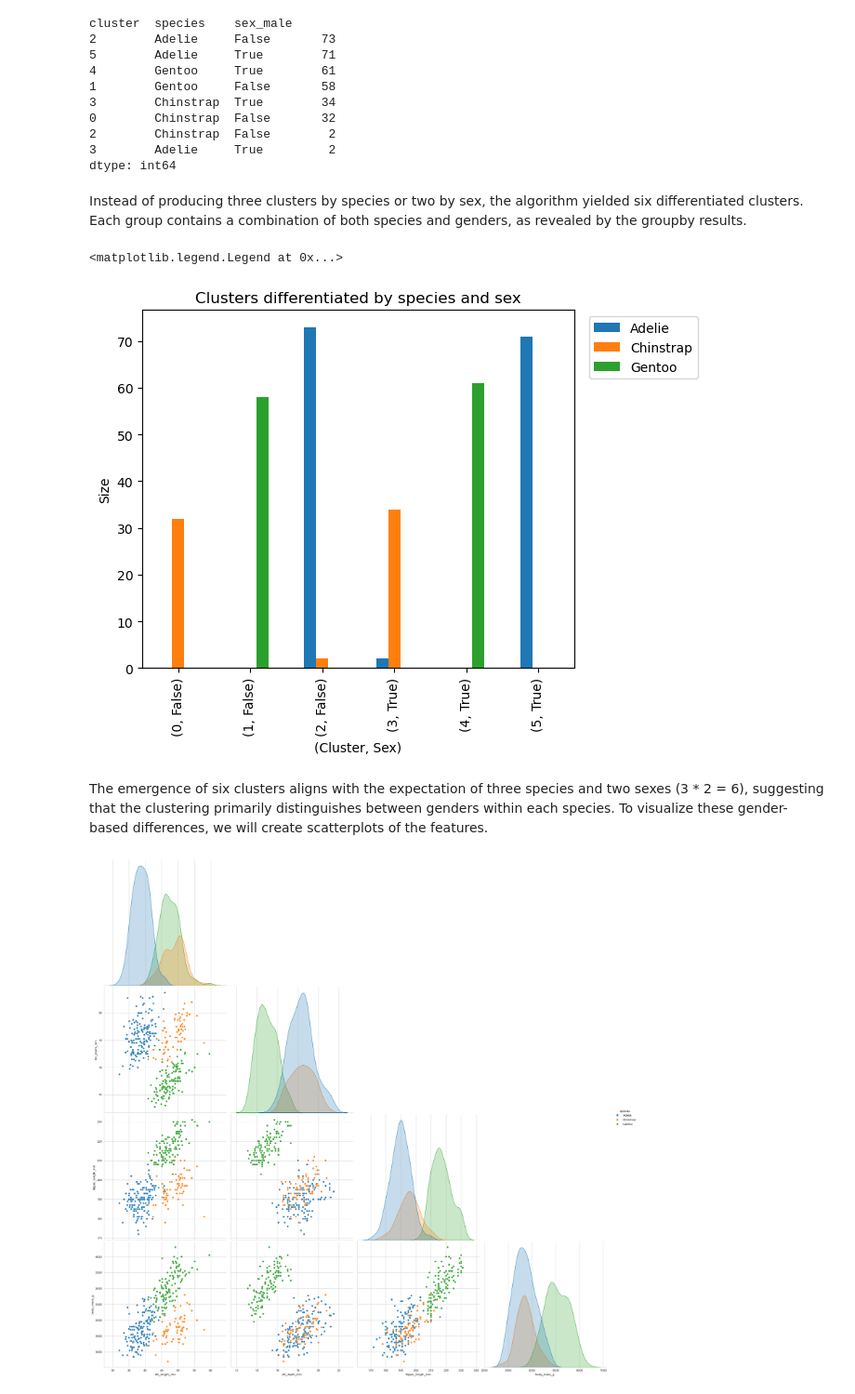
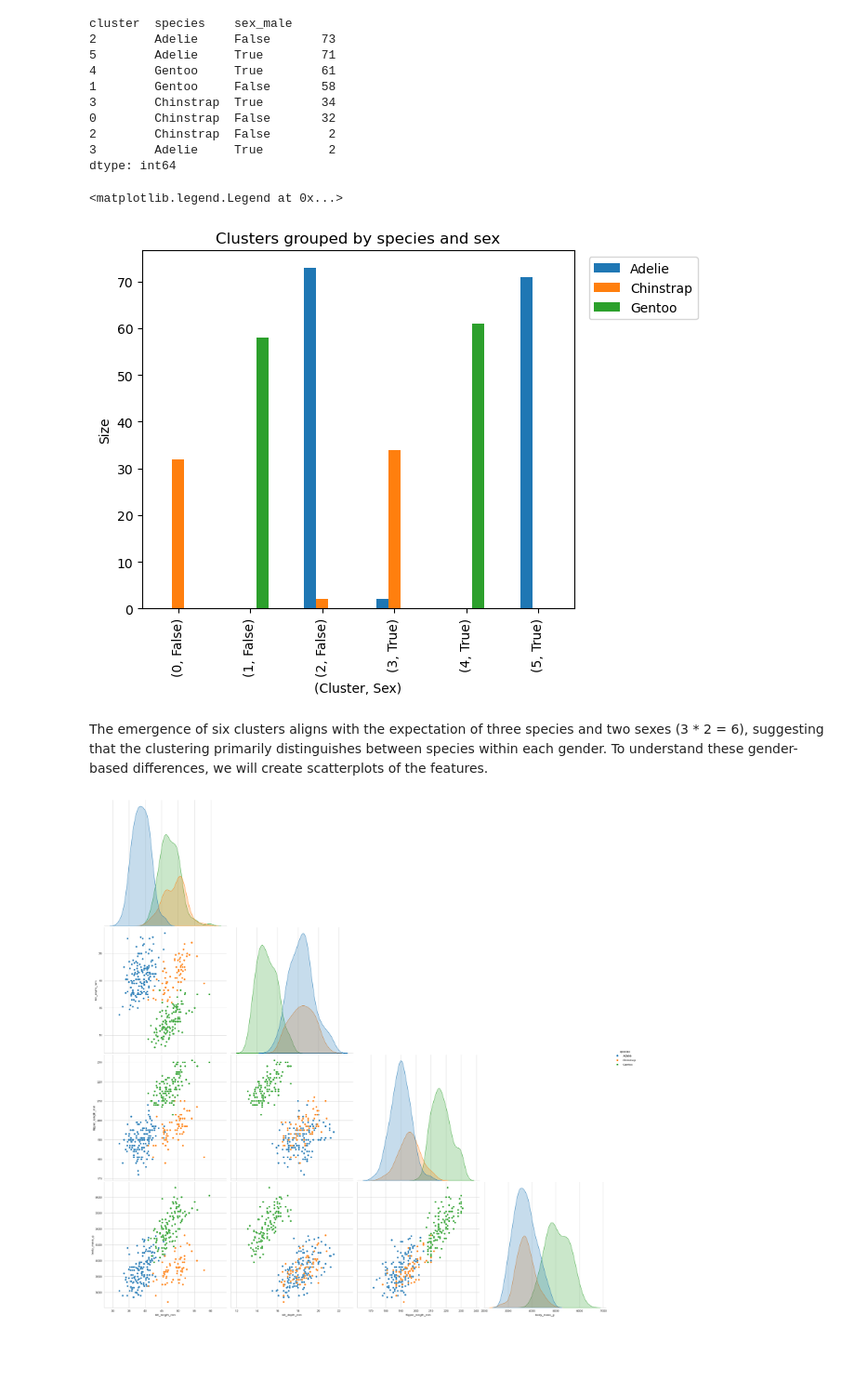
Before and after one commit to sdsouto/standalone-models, a Jupyter notebook: K-means_clustering_penguins.ipynb, the cells around one changed output. Shown at 93% size. Drawn from its saved outputs; the diff is of its cells as text; code cells hidden in the pictures; blank space fills up the shorter version.

```diff
--- a/K-means_clustering_penguins.ipynb
+++ b/K-means_clustering_penguins.ipynb
@@ -431,20 +433,18 @@ cluster  species    sex_male
 2        Chinstrap  False        2
 3        Adelie     True         2
 dtype: int64
-# %% [markdown]
- Instead of producing three clusters by species or two by sex, the algorithm yielded six differentiated clusters. Each group contains a combination of both species and genders, as revealed by the groupby results.
 # %%
 #Plot the clusters
-penguins_subset.groupby(by=['cluster','species','sex_male']).size().unstack(level = 'species', fill_value=0).plot.bar(title='Clusters differentiated by species and sex',
+penguins_subset.groupby(by=['cluster','species','sex_male']).size().unstack(level = 'species', fill_value=0).plot.bar(title='Clusters grouped by species and sex',
                                                                                                                       figsize=(6, 5),
                                                                                                                       ylabel='Size',
                                                                                                                       xlabel='(Cluster, Sex)')
 plt.legend(bbox_to_anchor=(1.3, 1.0))
 # %% [output]
 <matplotlib.legend.Legend at 0x...>
-[figure, old version]
+[figure, new version]
 # %% [markdown]
- The emergence of six clusters aligns with the expectation of three species and two sexes (3 * 2 = 6), suggesting that the clustering primarily distinguishes between genders within each species. To visualize these gender-based differences, we will create scatterplots of the features.
+ The emergence of six clusters aligns with the expectation of three species and two sexes (3 * 2 = 6), suggesting that the clustering primarily distinguishes between species within each gender. To understand these gender-based differences, we will create scatterplots of the features.
 # %%
 sns.set_style("whitegrid")
 sns_plot = sns.pairplot(penguins,hue="species",size=6, corner=True)
```
Also changed, not shown: parts of 29 cells of this notebook.
